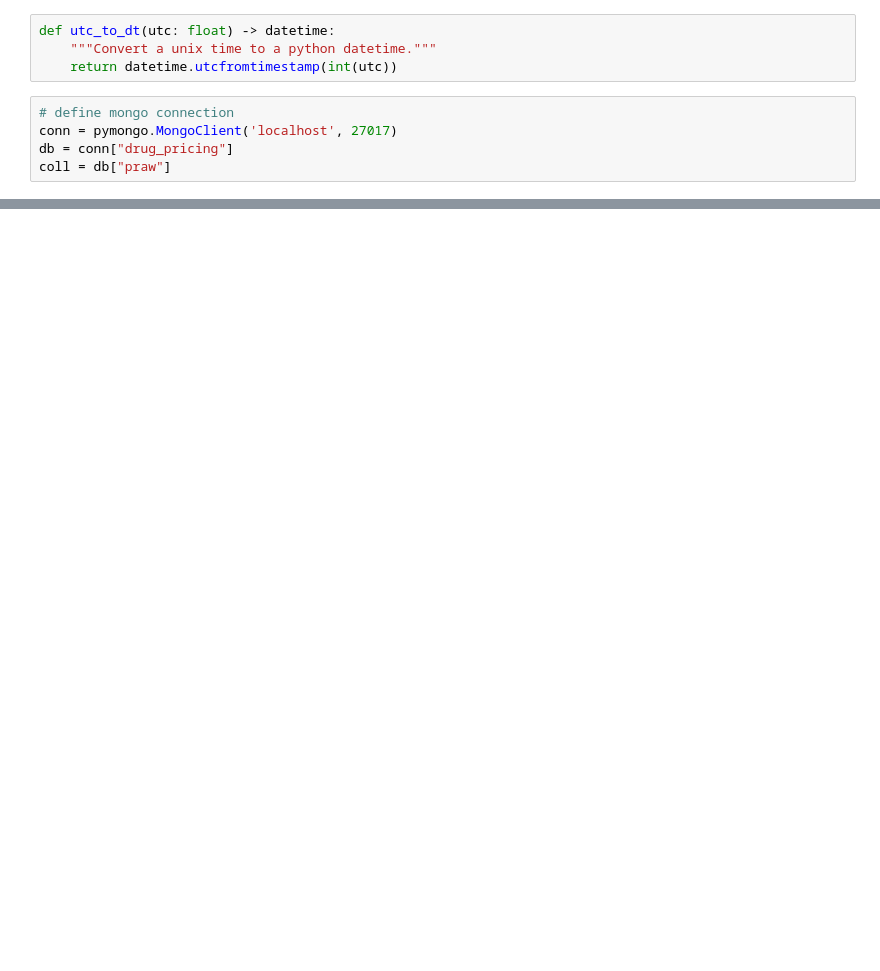
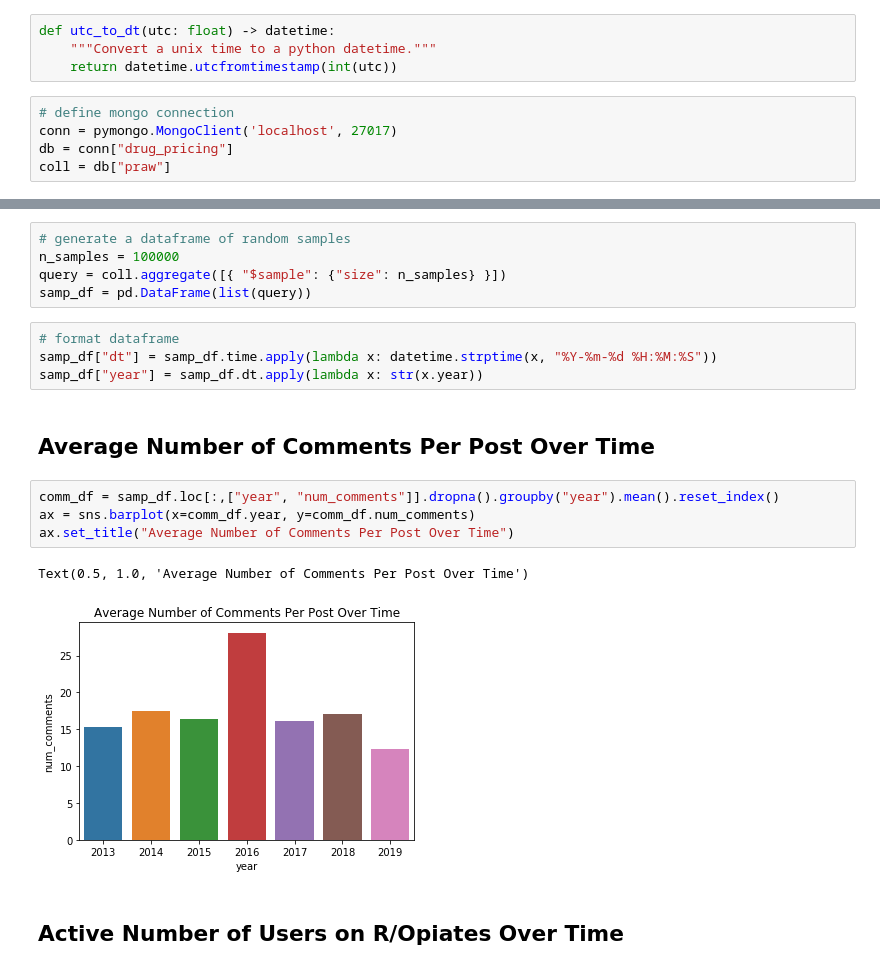
Before and after one commit to akilby/drug_pricing, a Jupyter notebook: notebooks/explore.ipynb, the cells around one changed output, grey strips where cells are left out. Saved outputs shown, nothing was run; the diff lists cells and outputs as text; blank space fills up the shorter version.

Commit message:
charts

```diff
--- a/notebooks/explore.ipynb
+++ b/notebooks/explore.ipynb
@@ -23,0 +20,20 @@ str(utc_to_dt(1271701857))
+# %%
+# generate a dataframe of random samples
+n_samples = 100000
+query = coll.aggregate([{ "$sample": {"size": n_samples} }])
+samp_df = pd.DataFrame(list(query))
+# %%
+# format dataframe
+samp_df["dt"] = samp_df.time.apply(lambda x: datetime.strptime(x, "%Y-%m-%d %H:%M:%S"))
+samp_df["year"] = samp_df.dt.apply(lambda x: str(x.year))
+# %% [markdown]
+## Average Number of Comments Per Post Over Time
+# %%
+comm_df = samp_df.loc[:,["year", "num_comments"]].dropna().groupby("year").mean().reset_index()
+ax = sns.barplot(x=comm_df.year, y=comm_df.num_comments)
+ax.set_title("Average Number of Comments Per Post Over Time")
+# %% [output]
+Text(0.5, 1.0, 'Average Number of Comments Per Post Over Time')
+[figure, added]
+# %% [markdown]
+## Active Number of Users on R/Opiates Over Time
```
Also changed, not shown: parts of 17 cells of this notebook, 5 other files.
